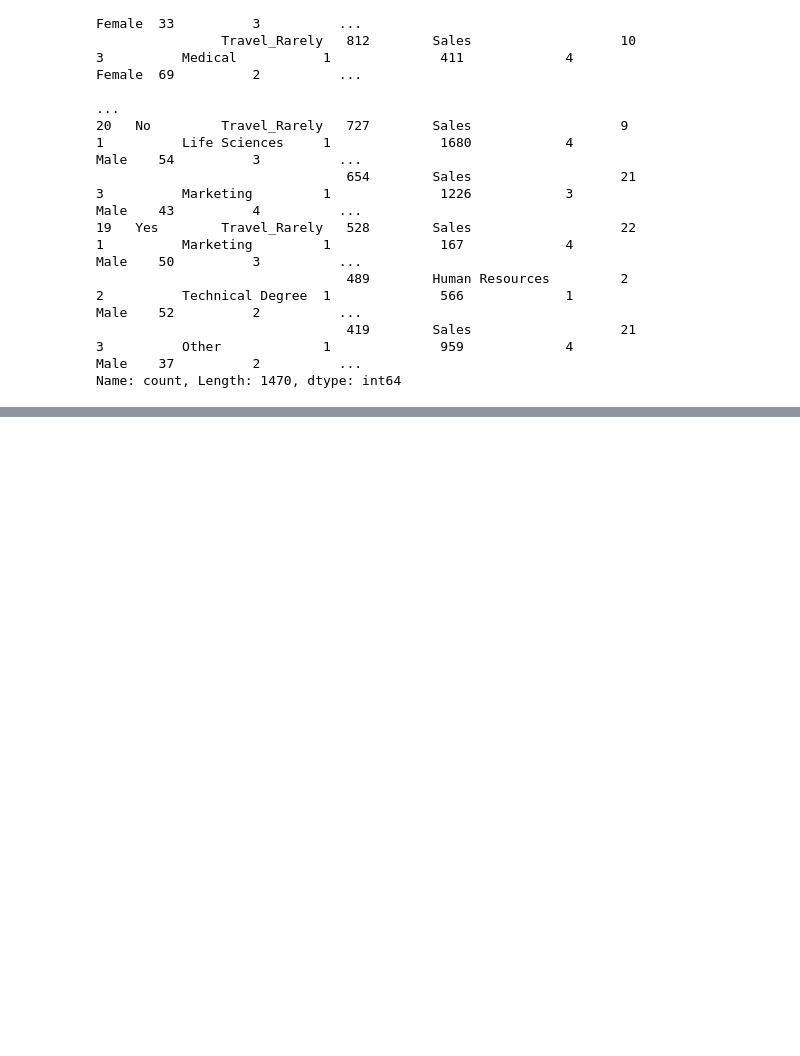
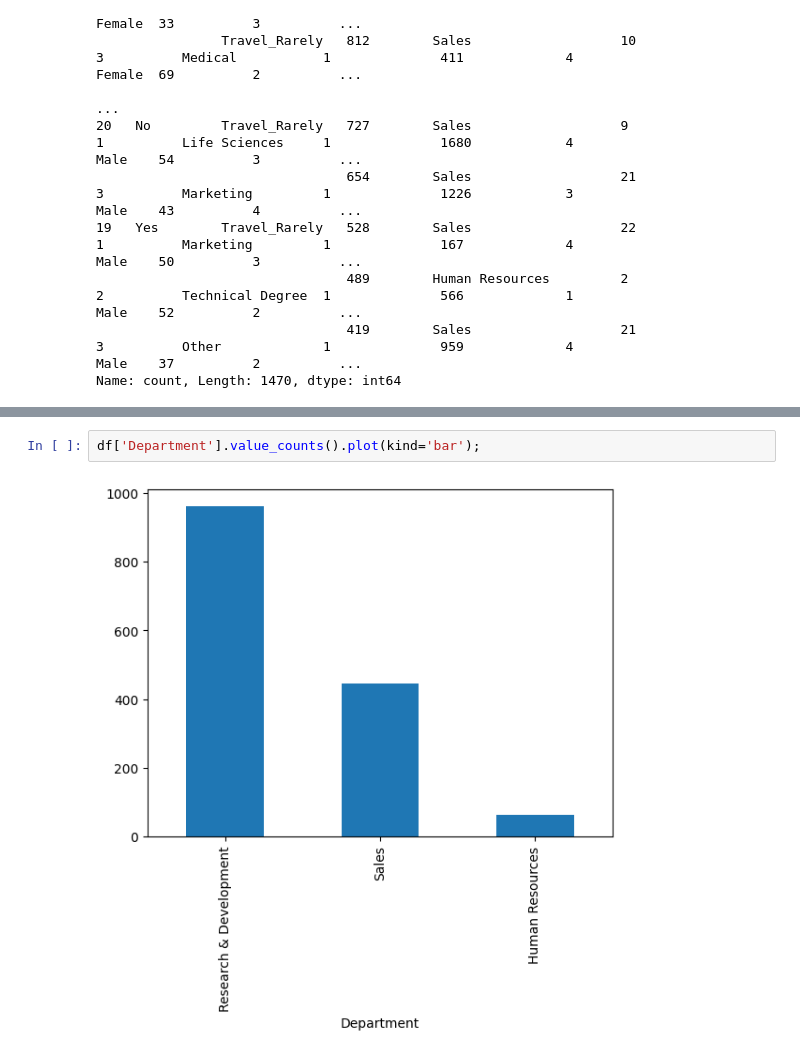
Before and after one commit to ErickVisone/DataScience, a Jupyter notebook: datascience/IBM.ipynb, the cells around one changed output, grey strips where cells are left out. Saved outputs shown, nothing was run; the diff lists cells and outputs as text; blank space fills up the shorter version.

```diff
--- a/datascience/IBM.ipynb
+++ b/datascience/IBM.ipynb
@@ -147 +471,5 @@ Name: count, Length: 1470, dtype: int64
+# %%
+df['Department'].value_counts().plot(kind='bar');
+# %% [output]
+[figure, added]
 # %%
```
Also changed, not shown: parts of 31 cells of this notebook.
